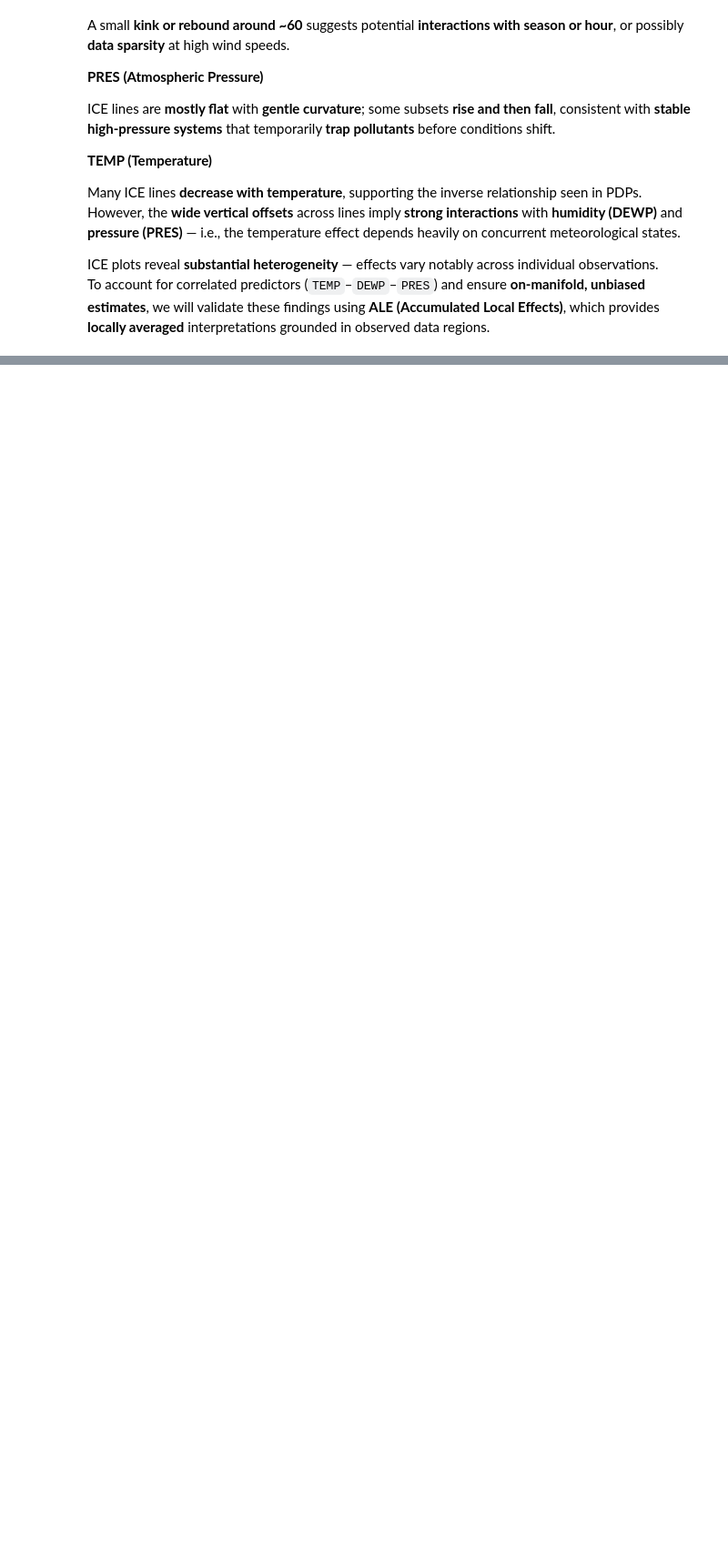
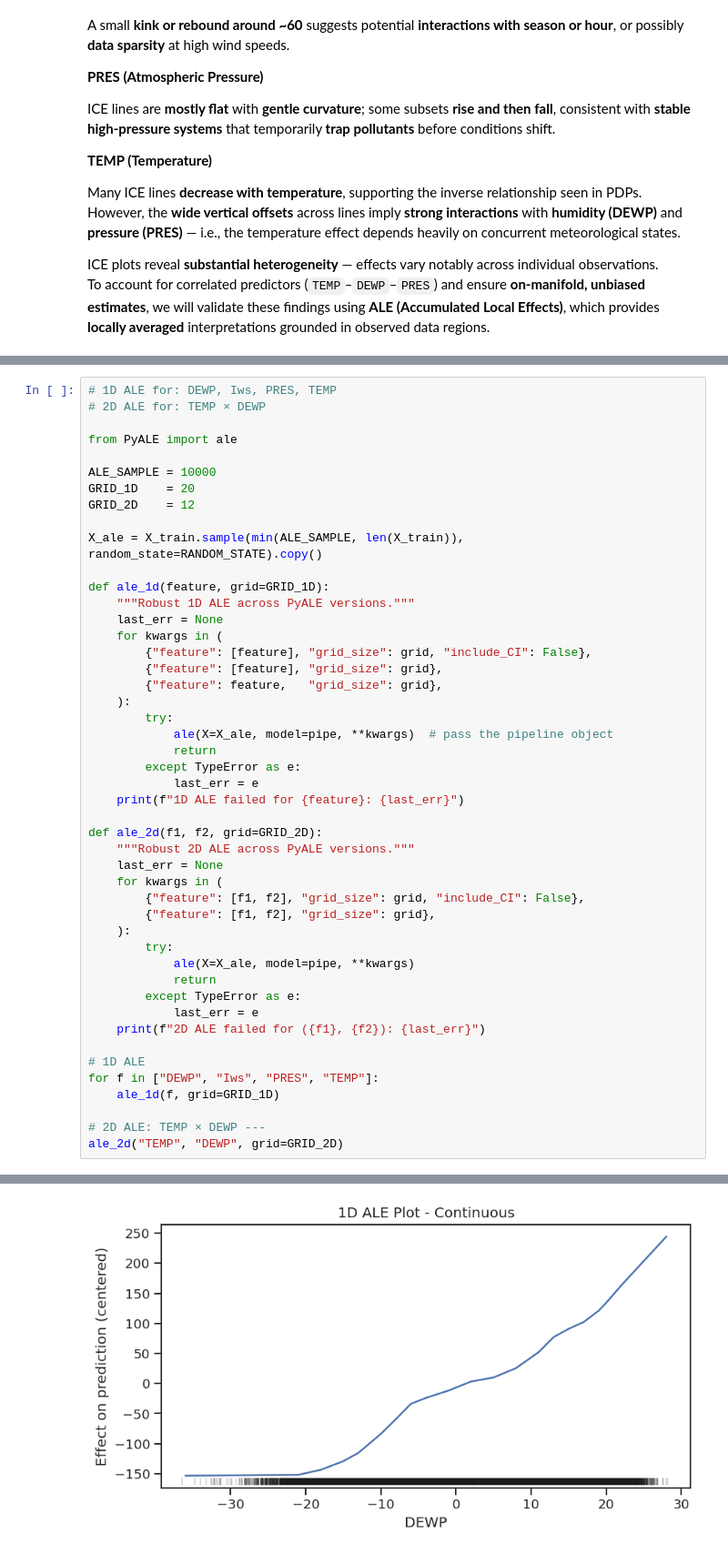
Before and after one commit to mobasserulHaque/Explainable-Techniques-II, a Jupyter notebook: Assignment4_Explainable_Techniques_2.ipynb, the cells around one changed output, grey strips where cells are left out. Shown at 91% size. Saved outputs shown, nothing was run; the diff lists cells and outputs as text; blank space fills up the shorter version.

```diff
--- a/Assignment4_Explainable_Techniques_2.ipynb
+++ b/Assignment4_Explainable_Techniques_2.ipynb
@@ -542,0 +545,48 @@ To account for correlated predictors (`TEMP`–`DEWP`–`PRES`) and ensure **on-
+# %%
+# 1D ALE for: DEWP, Iws, PRES, TEMP
+# 2D ALE for: TEMP × DEWP
+
+from PyALE import ale
+
+ALE_SAMPLE = 10000
+GRID_1D    = 20
+GRID_2D    = 12
+
+X_ale = X_train.sample(min(ALE_SAMPLE, len(X_train)), random_state=RANDOM_STATE).copy()
+
+def ale_1d(feature, grid=GRID_1D):
+    """Robust 1D ALE across PyALE versions."""
+    last_err = None
+    for kwargs in (
+        {"feature": [feature], "grid_size": grid, "include_CI": False},
+        {"feature": [feature], "grid_size": grid},
+        {"feature": feature,   "grid_size": grid},
+    ):
+        try:
+            ale(X=X_ale, model=pipe, **kwargs)  # pass the pipeline object
+            return
+        except TypeError as e:
+            last_err = e
+    print(f"1D ALE failed for {feature}: {last_err}")
+
+def ale_2d(f1, f2, grid=GRID_2D):
+    """Robust 2D ALE across PyALE versions."""
+    last_err = None
+    for kwargs in (
+        {"feature": [f1, f2], "grid_size": grid, "include_CI": False},
+        {"feature": [f1, f2], "grid_size": grid},
+    ):
+        try:
+            ale(X=X_ale, model=pipe, **kwargs)
+            return
+        except TypeError as e:
+            last_err = e
+    print(f"2D ALE failed for ({f1}, {f2}): {last_err}")
+
+# 1D ALE
+for f in ["DEWP", "Iws", "PRES", "TEMP"]:
+    ale_1d(f, grid=GRID_1D)
+
+# 2D ALE: TEMP × DEWP ---
+ale_2d("TEMP", "DEWP", grid=GRID_2D)
+# %% [output]
@@ -542,0 +597 @@ To account for correlated predictors (`TEMP`–`DEWP`–`PRES`) and ensure **on-
+[figure, added]
```
Also changed, not shown: parts of 6 cells of this notebook, 1 other file.
